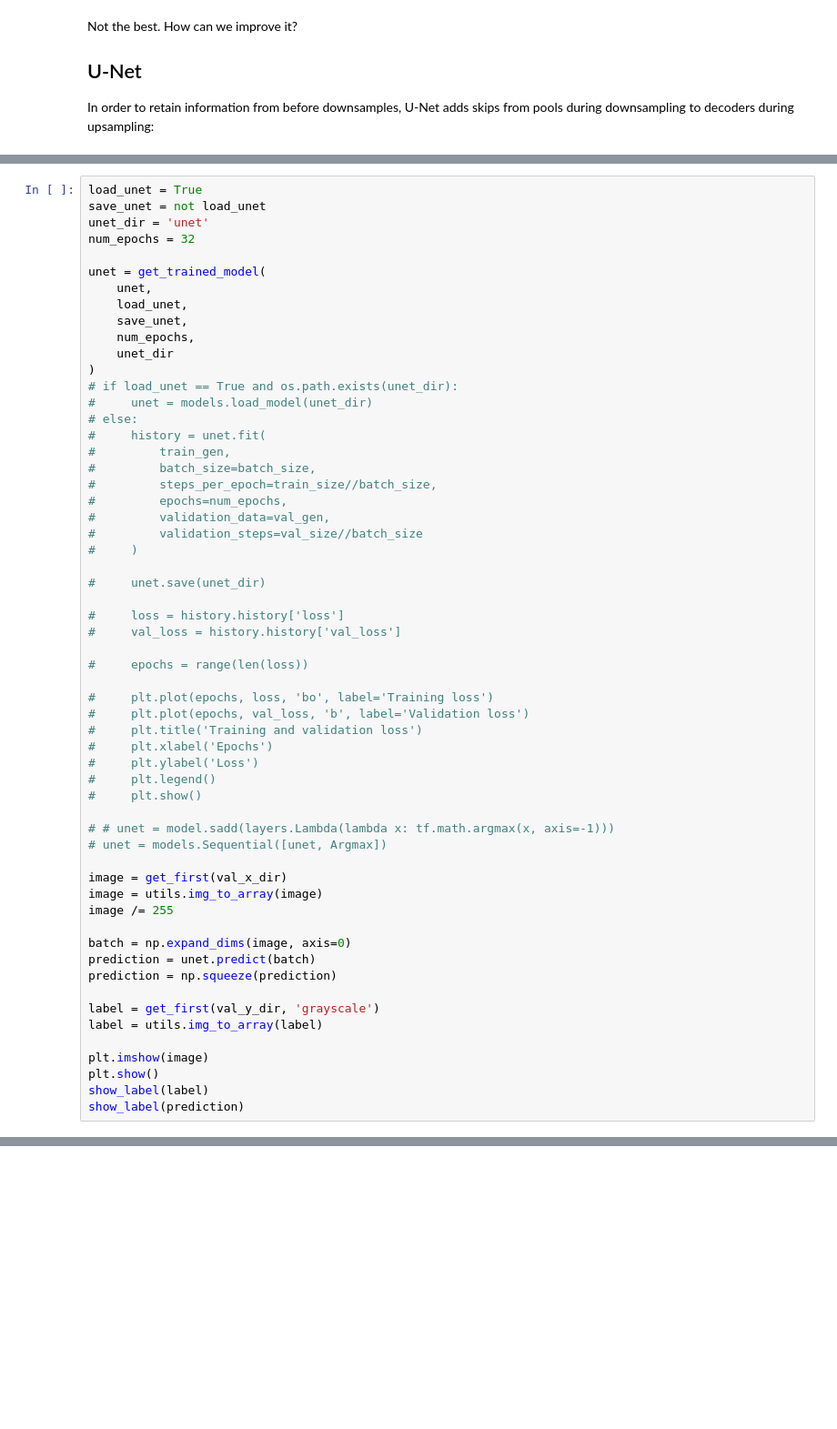
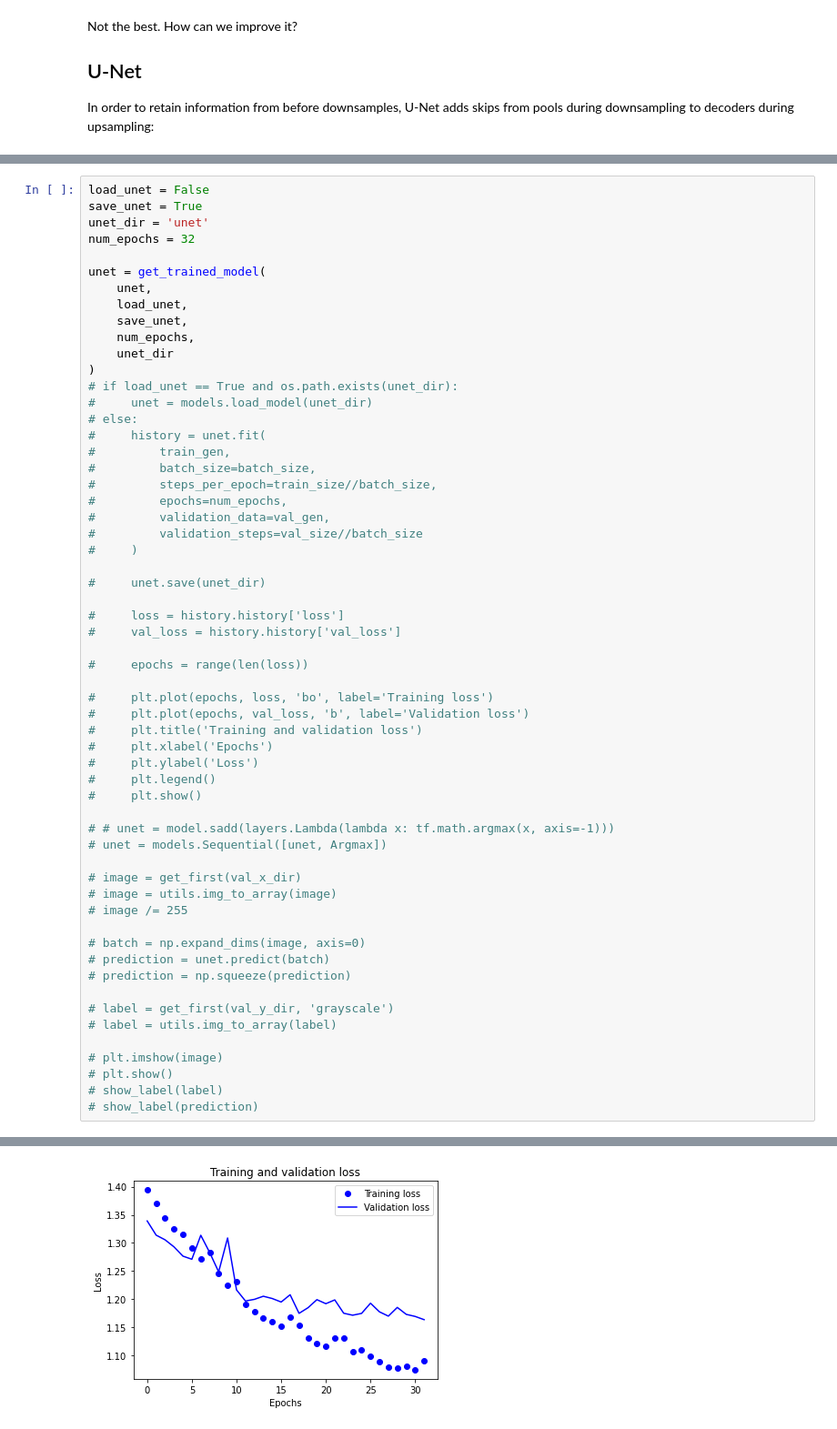
Before and after one commit to lenny-z/csci-s89-final-project, a Jupyter notebook: Final Project.ipynb, the cells around one changed output, grey strips where cells are left out. Shown: that part at 91% size. Cells and saved outputs as stored; diff of their text form; blank space fills up the shorter version.

```diff
--- a/Final Project.ipynb
+++ b/Final Project.ipynb
@@ -474,6 +453,6 @@ Training might take a while, so if you already have a trained model saved from a
 # %%
-load_unet = True
-save_unet = not load_unet
+load_unet = False
+save_unet = True
 unet_dir = 'unet'
 num_epochs = 32
 
@@ -514,18 +493,19 @@ unet = get_trained_model(
 # # unet = model.sadd(layers.Lambda(lambda x: tf.math.argmax(x, axis=-1)))
 # unet = models.Sequential([unet, Argmax])
 
-image = get_first(val_x_dir)
-image = utils.img_to_array(image)
-image /= 255
+# image = get_first(val_x_dir)
+# image = utils.img_to_array(image)
+# image /= 255
 
-batch = np.expand_dims(image, axis=0)
-prediction = unet.predict(batch)
-prediction = np.squeeze(prediction)
+# batch = np.expand_dims(image, axis=0)
+# prediction = unet.predict(batch)
+# prediction = np.squeeze(prediction)
 
-label = get_first(val_y_dir, 'grayscale')
-label = utils.img_to_array(label)
+# label = get_first(val_y_dir, 'grayscale')
+# label = utils.img_to_array(label)
 
-plt.imshow(image)
-plt.show()
-show_label(label)
-show_label(prediction)
+# plt.imshow(image)
+# plt.show()
+# show_label(label)
+# show_label(prediction)
+# %% [output]
@@ -531,0 +533 @@ show_label(prediction)
+[figure, added]
```
Also changed, not shown: parts of 13 cells of this notebook, 4 other files.
